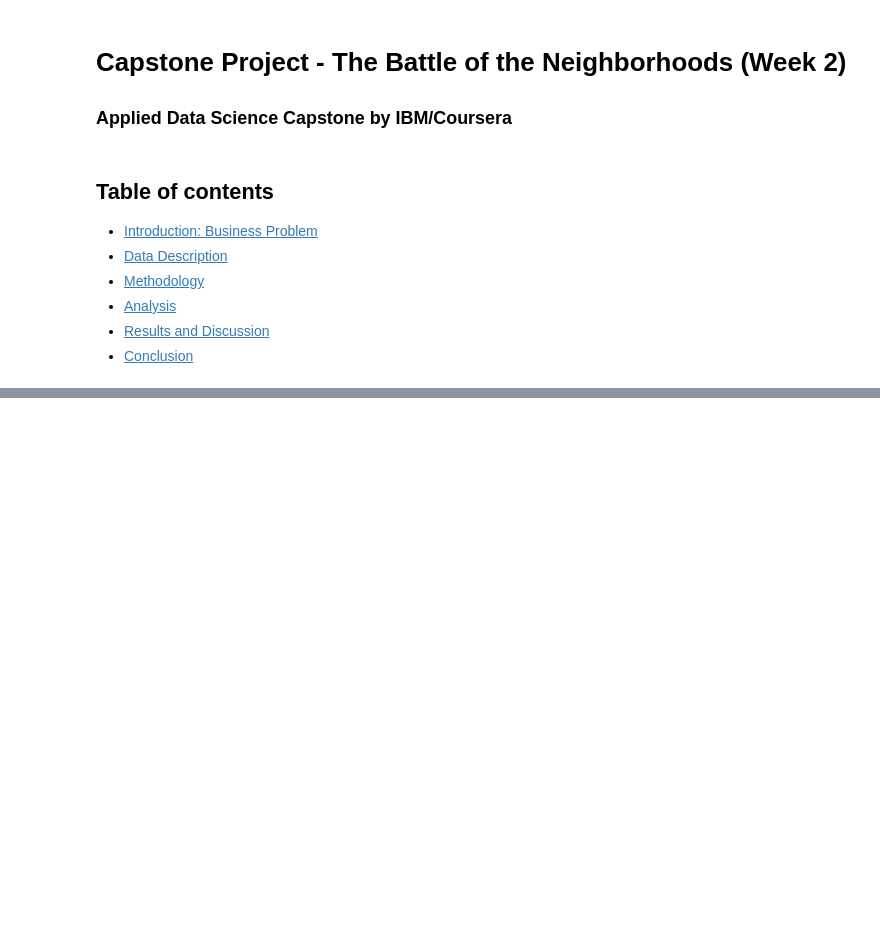
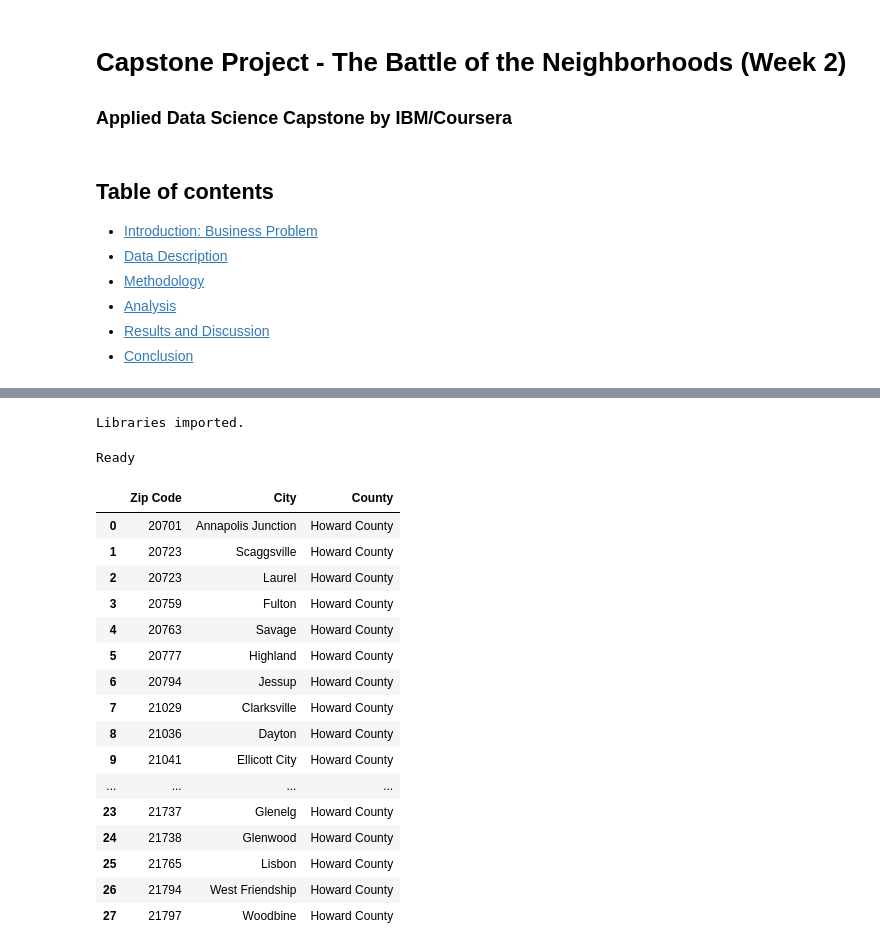
Before and after one commit to rajevac/Coursera_Capstone, a Jupyter notebook: The Battle of the Neighborhoods (Week 2).ipynb, the cells around one changed output, grey strips where cells are left out. Saved outputs shown, nothing was run; the diff lists cells and outputs as text; code cells hidden in the pictures; blank space fills up the shorter version.

```diff
--- a/The Battle of the Neighborhoods (Week 2).ipynb
+++ b/The Battle of the Neighborhoods (Week 2).ipynb
@@ -29,0 +52,67 @@ To locate county divisions and get their longitude and latitude I’ll use the *
+# %%
+import numpy as np
+import pandas as pd
+pd.set_option('display.max_columns', None)
+pd.set_option('display.max_rows', None)
+import json
+from bs4 import BeautifulSoup
+from geopy.geocoders import Nominatim
+import requests
+from pandas.io.json import json_normalize
+import matplotlib.cm as cm
+import matplotlib.colors as colors
+from sklearn.cluster import KMeans
+import folium
+
+print('Libraries imported.')
+# %% [output]
+Libraries imported.
+# %%
+html_doc = requests.get('http://ciclt.net/sn/clt/capitolimpact/gw_ziplist.aspx?ClientCode=capitolimpact&State=md&StName=Maryland&StFIPS=24&FIPS=24027')
+try:
+    html_doc.raise_for_status()
+except Exception as exc:
+    print(f'There was a problem: {exc}')
+
+print('Ready')
+
+soup = BeautifulSoup(html_doc.text, 'html.parser')
+
+# rows = soup.select('table[border="3"] > tbody > tr')
+
+rows = soup.select('table[border="3"] > tr')
+
+df_rows = []
+
+for i in range(len(rows)):
+    row = rows[i].find_all(['th', 'td'])
+    df_row =[]
+    for td in row:
+        try:
+            df_row.append(td.text.replace('\n', ''))
+        except:
+            continue
+    if len(df_row) > 0:
+        df_rows.append(df_row)
+
+df_zip_codes = pd.DataFrame(df_rows[1:], columns=df_rows[0])
+df_zip_codes
+# %% [output]
+Ready
+|  | Zip Code | City | County |
+| 0 | 20701 | Annapolis Junction | Howard County |
+| 1 | 20723 | Scaggsville | Howard County |
+| 2 | 20723 | Laurel | Howard County |
+| 3 | 20759 | Fulton | Howard County |
+| 4 | 20763 | Savage | Howard County |
+| 5 | 20777 | Highland | Howard County |
+| 6 | 20794 | Jessup | Howard County |
+| 7 | 21029 | Clarksville | Howard County |
+| 8 | 21036 | Dayton | Howard County |
+| 9 | 21041 | Ellicott City | Howard County |
+| ... | ... | ... | ... |
+| 23 | 21737 | Glenelg | Howard County |
+| 24 | 21738 | Glenwood | Howard County |
+| 25 | 21765 | Lisbon | Howard County |
+| 26 | 21794 | West Friendship | Howard County |
+| 27 | 21797 | Woodbine | Howard County |
```
Also changed, not shown: parts of 9 cells of this notebook.
